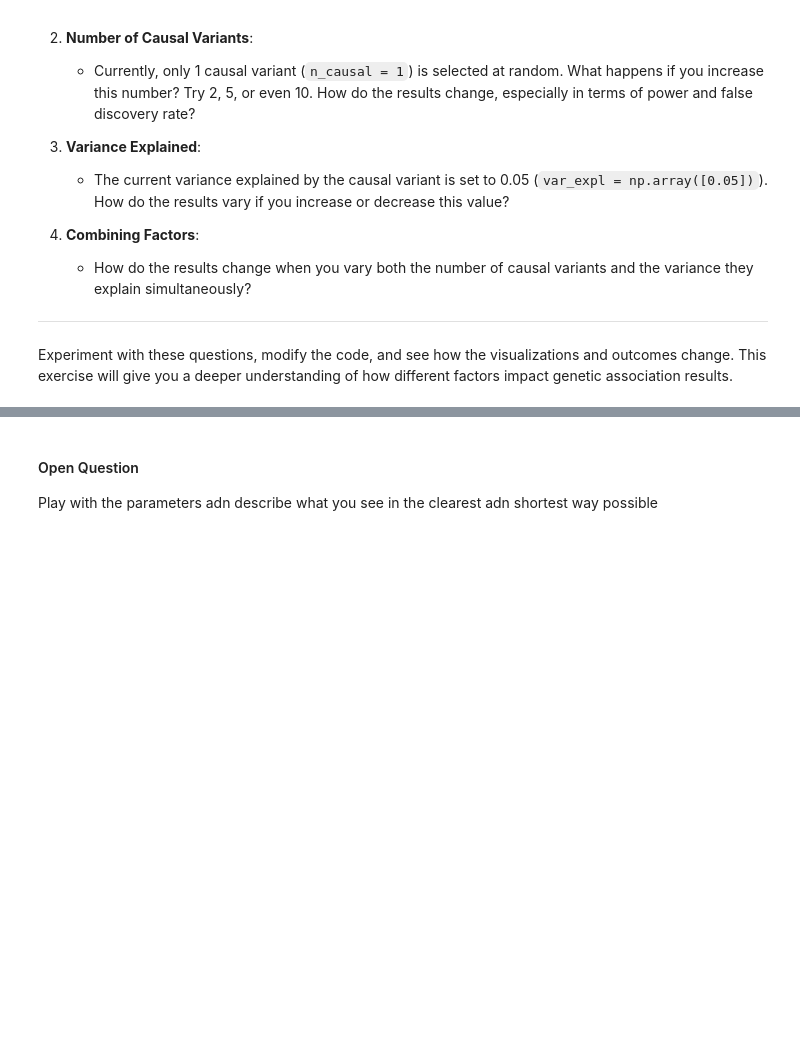
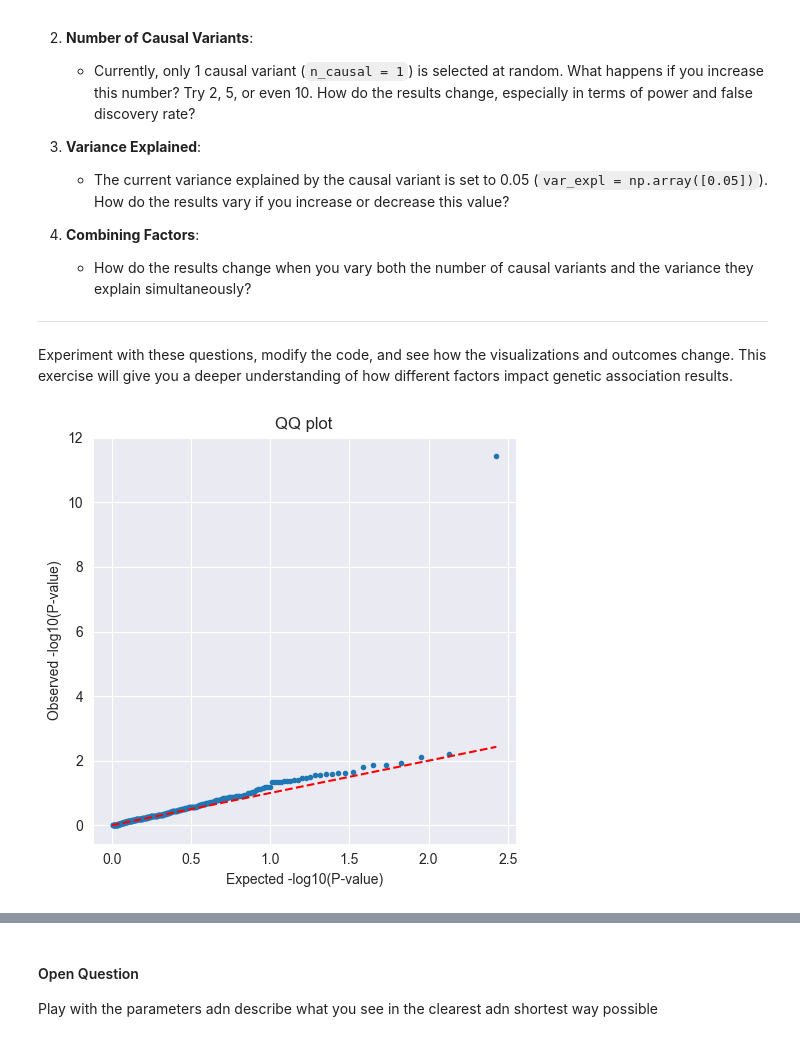
Before and after one commit to emmangoo/gobi, a Jupyter notebook: Semester/Exercise3/2_gwas.ipynb, the cells around one changed output, grey strips where cells are left out. Drawn from its saved outputs; the diff is of its cells as text; code cells hidden in the pictures; blank space fills up the shorter version.

```diff
--- a/Semester/Exercise3/2_gwas.ipynb
+++ b/Semester/Exercise3/2_gwas.ipynb
@@ -287,7 +305,13 @@ pv = lmm.getPv()
 beta = lmm.getBetaSNP()
 beta_ste = lmm.getBetaSNPste()
 # %%
-# TODO: Create and show QQ plot
+fig, ax = plt.subplots(figsize=(5, 5))
+qq_plot(ax, pv)
+ax.set_title("QQ plot")
+plt.tight_layout()
+plt.show()
+# %% [output]
+[figure, added]
 # %%
 # Plot ground truth and results
 x = bimr['pos'].values
```
Also changed, not shown: parts of 7 cells of this notebook.
